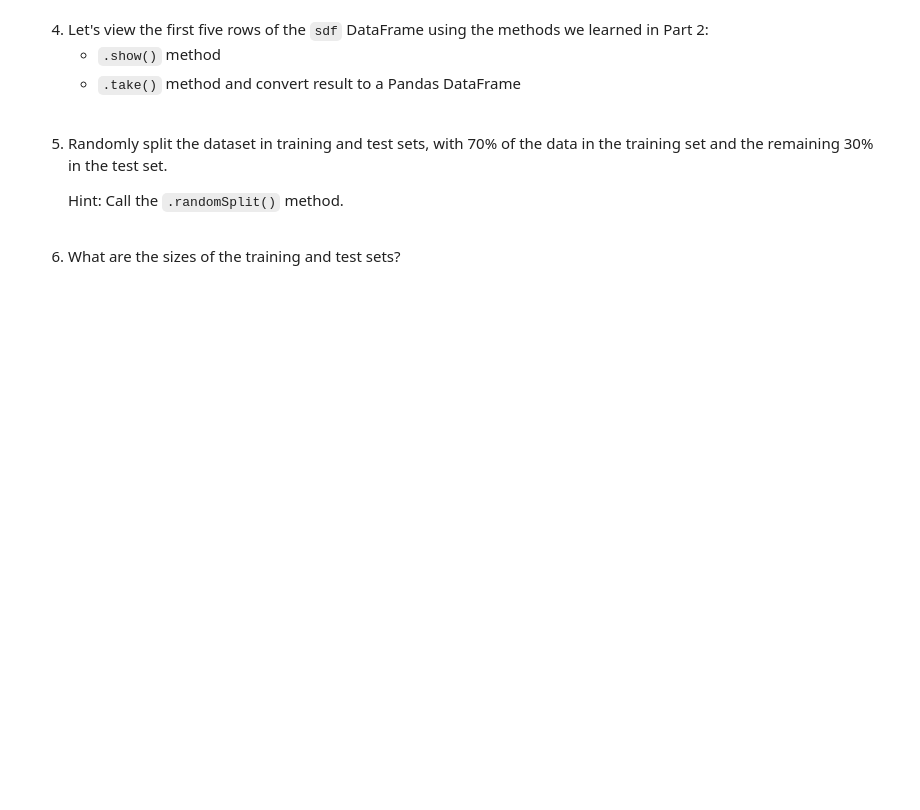
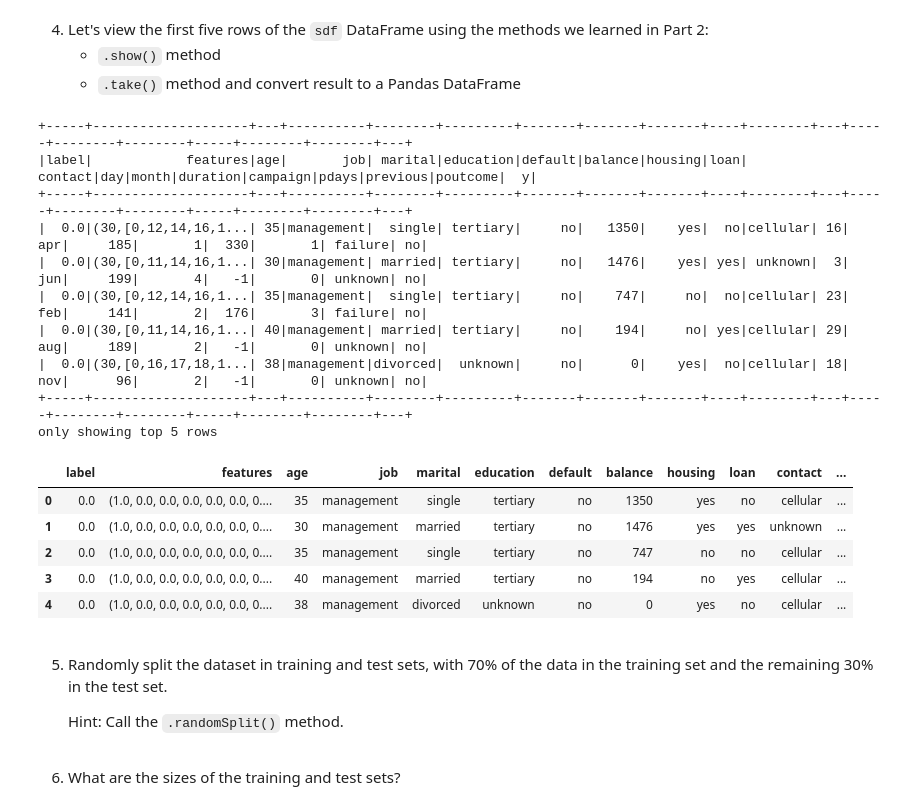
Before and after one commit to deshantm/Todd-MLE-11, a Jupyter notebook: assignments/week-05-big-data/nb/subscription-prediction.ipynb, the cells around one changed output. Saved outputs shown, nothing was run; the diff lists cells and outputs as text; code cells hidden in the pictures; blank space fills up the shorter version.

```diff
--- a/assignments/week-05-big-data/nb/subscription-prediction.ipynb
+++ b/assignments/week-05-big-data/nb/subscription-prediction.ipynb
@@ -486,7 +495,7 @@ To run the pipeline on our Pandas on Spark DataFrame, we will convert it back to
 1. Fit a pipeline on df.
 # %%
 from pyspark.ml import Pipeline
-sdf = sdf.to_spark()
+sdf = psdf.to_spark()
 pipeline = Pipeline(stages=stages)
 
 pipelineModel = pipeline.fit(sdf)
@@ -506,5 +536,5 @@ From the transformation, we'd like to take the `label` and `features` columns as
 3. Use the `.select()` method to pull these columns from the `transformed_df` and reassign the resulting DataFrame to `sdf`.
 # %%
 selectedCols = ['label', 'features'] + sdf.columns
-sdf = None # [YOUR CODE HERE]
+sdf = transformed_df.select(selectedCols)
 sdf.printSchema()
@@ -517,3 +566,27 @@ sdf.printSchema()
+# %%
+#use show to peek at first five observations
+sdf.show(5)
+#use take method and convert to pandas dataframe
+pdf = sdf.take(5)
+pdf = pd.DataFrame(pdf, columns=sdf.columns)
+pdf.head()
+# %% [output]
++-----+--------------------+---+----------+--------+---------+-------+-------+-------+----+--------+---+-----+--------+--------+-----+--------+--------+---+
+|label|            features|age|       job| marital|education|default|balance|housing|loan| contact|day|month|duration|campaign|pdays|previous|poutcome|  y|
++-----+--------------------+---+----------+--------+---------+-------+-------+-------+----+--------+---+-----+--------+--------+-----+--------+--------+---+
+|  0.0|(30,[0,12,14,16,1...| 35|management|  single| tertiary|     no|   1350|    yes|  no|cellular| 16|  apr|     185|       1|  330|       1| failure| no|
+|  0.0|(30,[0,11,14,16,1...| 30|management| married| tertiary|     no|   1476|    yes| yes| unknown|  3|  jun|     199|       4|   -1|       0| unknown| no|
+|  0.0|(30,[0,12,14,16,1...| 35|management|  single| tertiary|     no|    747|     no|  no|cellular| 23|  feb|     141|       2|  176|       3| failure| no|
+|  0.0|(30,[0,11,14,16,1...| 40|management| married| tertiary|     no|    194|     no| yes|cellular| 29|  aug|     189|       2|   -1|       0| unknown| no|
+|  0.0|(30,[0,16,17,18,1...| 38|management|divorced|  unknown|     no|      0|    yes|  no|cellular| 18|  nov|      96|       2|   -1|       0| unknown| no|
++-----+--------------------+---+----------+--------+---------+-------+-------+-------+----+--------+---+-----+--------+--------+-----+--------+--------+---+
+only showing top 5 rows
+|  | label | features | age | job | marital | education | default | balance | housing | loan | contact | ... |
+| 0 | 0.0 | (1.0, 0.0, 0.0, 0.0, 0.0, 0.0, 0.... | 35 | management | single | tertiary | no | 1350 | yes | no | cellular | ... |
+| 1 | 0.0 | (1.0, 0.0, 0.0, 0.0, 0.0, 0.0, 0.... | 30 | management | married | tertiary | no | 1476 | yes | yes | unknown | ... |
+| 2 | 0.0 | (1.0, 0.0, 0.0, 0.0, 0.0, 0.0, 0.... | 35 | management | single | tertiary | no | 747 | no | no | cellular | ... |
+| 3 | 0.0 | (1.0, 0.0, 0.0, 0.0, 0.0, 0.0, 0.... | 40 | management | married | tertiary | no | 194 | no | yes | cellular | ... |
+| 4 | 0.0 | (1.0, 0.0, 0.0, 0.0, 0.0, 0.0, 0.... | 38 | management | divorced | unknown | no | 0 | yes | no | cellular | ... |
 # %% [markdown]
 5. Randomly split the dataset in training and test sets, with 70% of the data in the training set and the remaining 30% in the test set.
 
```
Also changed, not shown: parts of 31 cells of this notebook.
